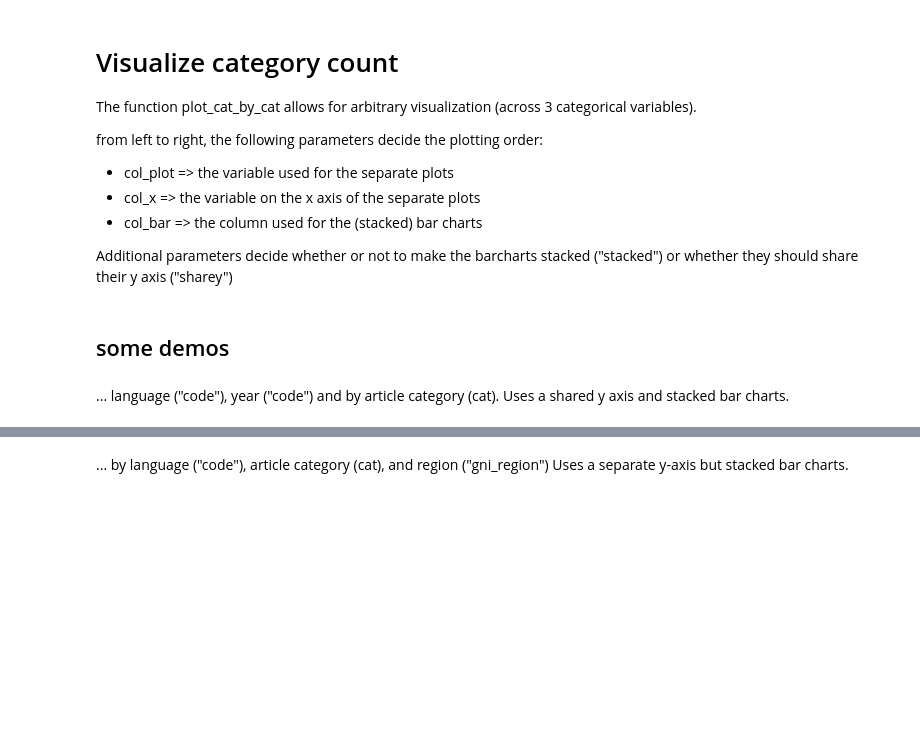
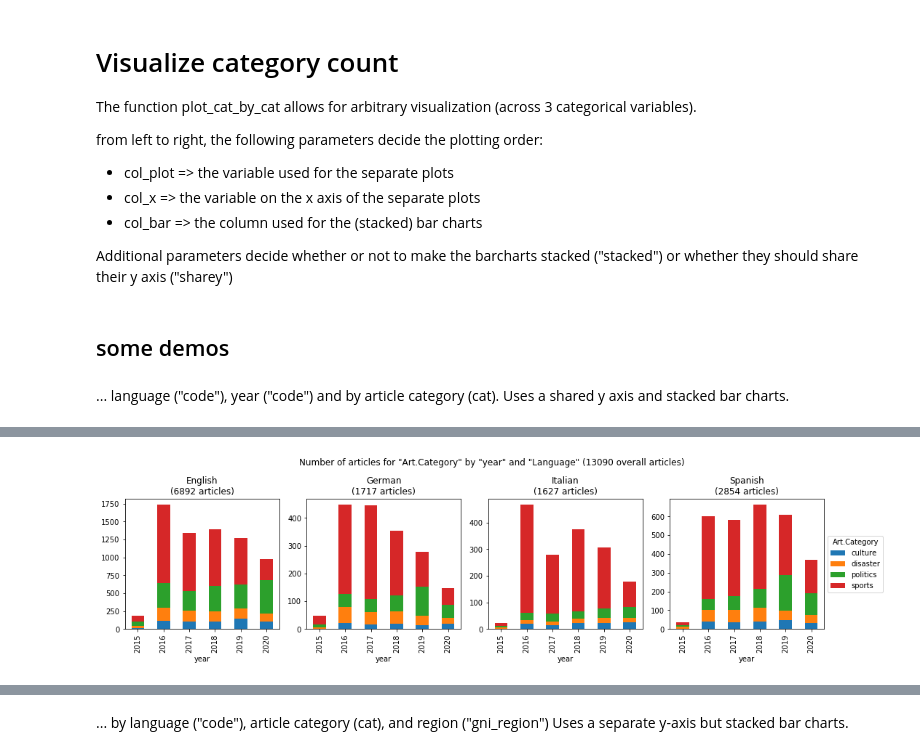
Before and after one commit to ruptho/wiki-event-bias, a Jupyter notebook: category_analysis.ipynb, the cells around one changed output, grey strips where cells are left out. Saved outputs shown, nothing was run; the diff lists cells and outputs as text; code cells hidden in the pictures; blank space fills up the shorter version.

```diff
--- a/category_analysis.ipynb
+++ b/category_analysis.ipynb
@@ -50,0 +64,6 @@ Uses a shared y axis and stacked bar charts.
+# %%
+mpl.rcParams['font.family'] = 'sans-serif'
+mpl.rcParams['font.sans-serif'] = 'Gillius ADF'
+fig1 = plot_cat_by_cat_variable(df_filtered, col_plot='code', col_x='year', col_bar='cat', stacked=True, sharey=False)
+# %% [output]
+[figure, added]
```
Also changed, not shown: parts of 13 cells of this notebook, 35 other files.
